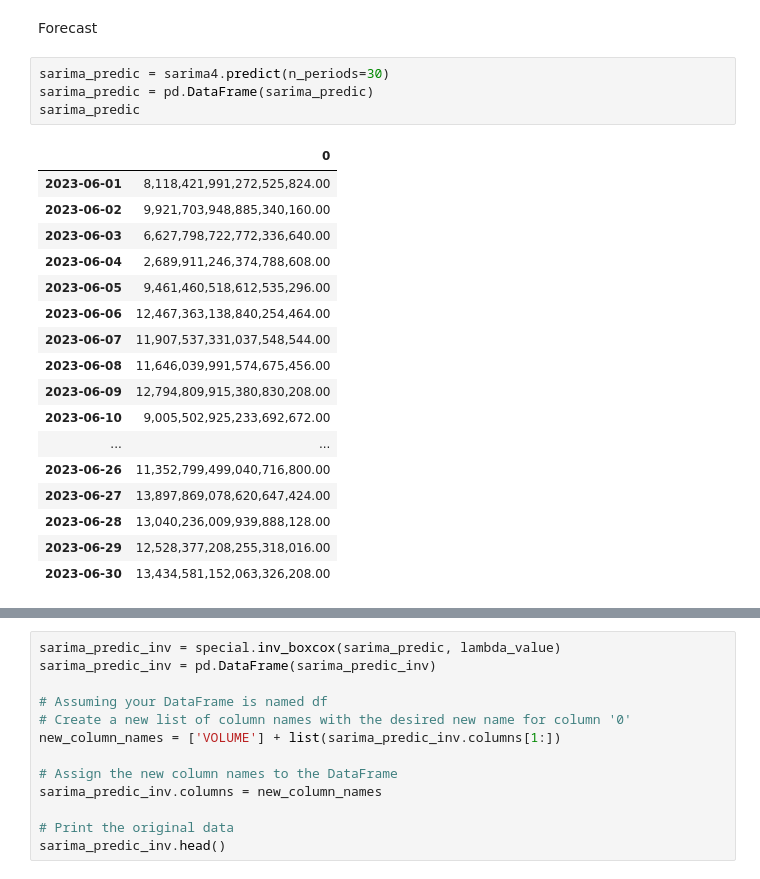
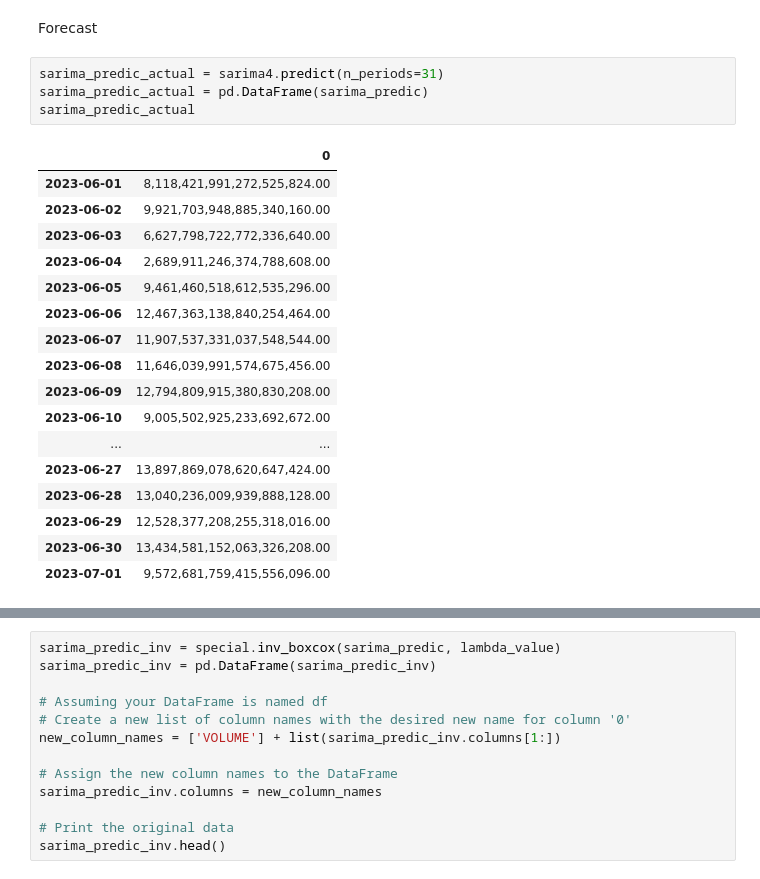
Before and after one commit to RizkiRiyadi/ForecastGasDemandKarawang, a Jupyter notebook: ForecastTest.ipynb, the cells around one changed output, grey strips where cells are left out. Drawn from its saved outputs; the diff is of its cells as text.

```diff
--- a/ForecastTest.ipynb
+++ b/ForecastTest.ipynb
@@ -983,24 +985,24 @@ Mean Squared Error (MSE): 125398911.05102764
 # %% [markdown]
 Forecast
 # %%
-sarima_predic = sarima4.predict(n_periods=30)
-sarima_predic = pd.DataFrame(sarima_predic)
-sarima_predic
+sarima_predic_actual = sarima4.predict(n_periods=31)
+sarima_predic_actual = pd.DataFrame(sarima_predic)
+sarima_predic_actual
 # %% [output]
 |  | 0 |
 | 2023-06-01 | 8,118,421,991,272,525,824.00 |
 | 2023-06-02 | 9,921,703,948,885,340,160.00 |
 | 2023-06-03 | 6,627,798,722,772,336,640.00 |
 | 2023-06-04 | 2,689,911,246,374,788,608.00 |
 | 2023-06-05 | 9,461,460,518,612,535,296.00 |
 | 2023-06-06 | 12,467,363,138,840,254,464.00 |
 | 2023-06-07 | 11,907,537,331,037,548,544.00 |
 | 2023-06-08 | 11,646,039,991,574,675,456.00 |
 | 2023-06-09 | 12,794,809,915,380,830,208.00 |
 | 2023-06-10 | 9,005,502,925,233,692,672.00 |
 | ... | ... |
-| 2023-06-26 | 11,352,799,499,040,716,800.00 |
 | 2023-06-27 | 13,897,869,078,620,647,424.00 |
 | 2023-06-28 | 13,040,236,009,939,888,128.00 |
 | 2023-06-29 | 12,528,377,208,255,318,016.00 |
 | 2023-06-30 | 13,434,581,152,063,326,208.00 |
+| 2023-07-01 | 9,572,681,759,415,556,096.00 |
```
Also changed, not shown: parts of 7 cells of this notebook, 4 other files.
